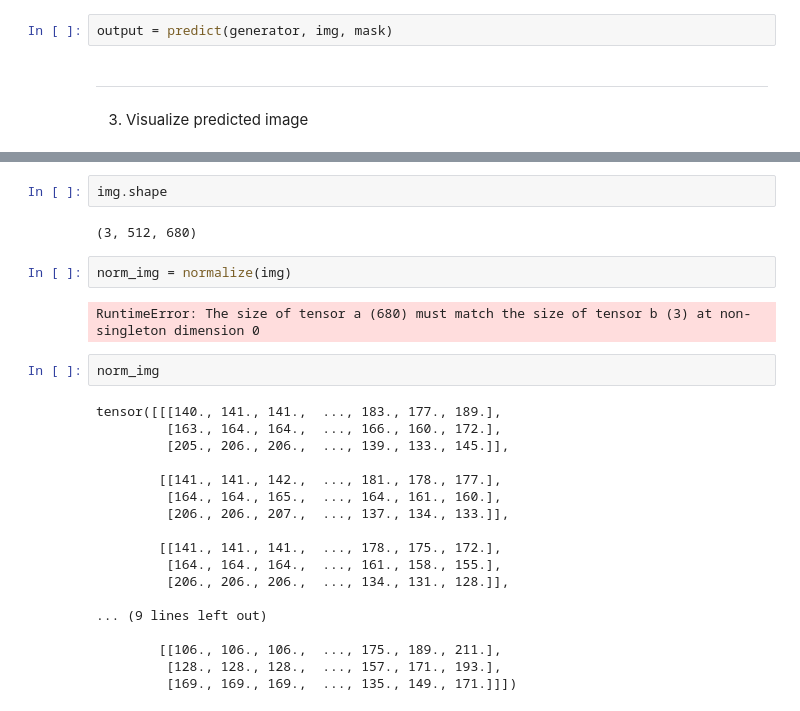
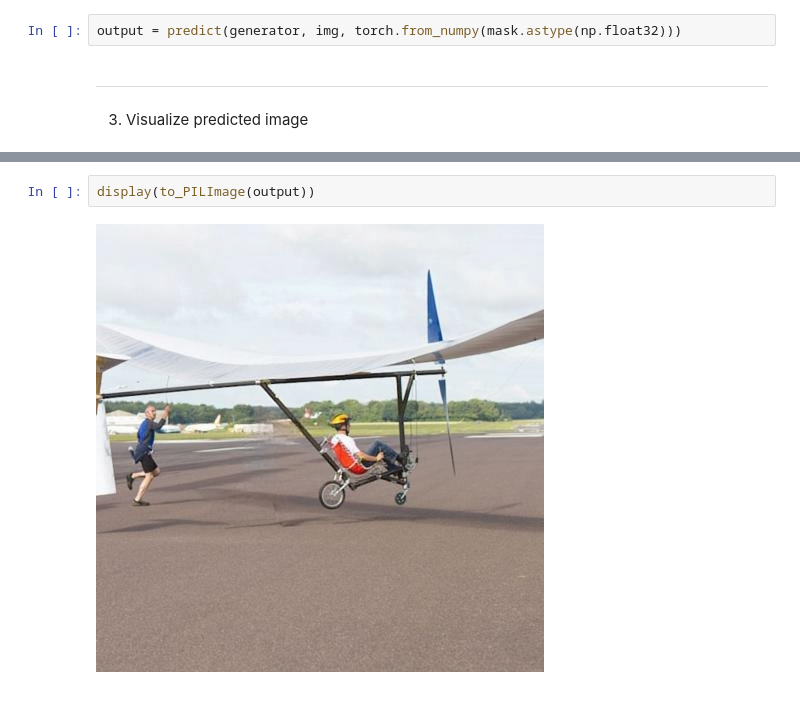
Before and after one commit to prajnan93/image-inpainting, a Jupyter notebook: examples/predict.ipynb, the cells around one changed output, grey strips where cells are left out. Drawn from its saved outputs; the diff is of its cells as text.

Commit message:
updated predict notebool

```diff
--- a/examples/predict.ipynb
+++ b/examples/predict.ipynb
@@ -124,7 +181,7 @@ ___
 # %%
 from inpaint.tools import predict
 # %%
-output = predict(generator, img, mask)
+output = predict(generator, img, torch.from_numpy(mask.astype(np.float32)))
 # %% [markdown]
 ___
 3. Visualize predicted image
@@ -147,28 +188,4 @@ normalize = transforms.Compose([
-# %%
-img.shape
-# %% [output]
-(3, 512, 680)
-# %%
-norm_img = normalize(img)
-# %% [output]
-RuntimeError: The size of tensor a (680) must match the size of tensor b (3) at non-singleton dimension 0
-# %%
-norm_img
-# %% [output]
-tensor([[[140., 141., 141.,  ..., 183., 177., 189.],
-         [163., 164., 164.,  ..., 166., 160., 172.],
-         [205., 206., 206.,  ..., 139., 133., 145.]],
-
-        [[141., 141., 142.,  ..., 181., 178., 177.],
-         [164., 164., 165.,  ..., 164., 161., 160.],
-         [206., 206., 207.,  ..., 137., 134., 133.]],
-
-        [[141., 141., 141.,  ..., 178., 175., 172.],
-         [164., 164., 164.,  ..., 161., 158., 155.],
-         [206., 206., 206.,  ..., 134., 131., 128.]],
-
-... (9 lines left out)
-
-        [[106., 106., 106.,  ..., 175., 189., 211.],
-         [128., 128., 128.,  ..., 157., 171., 193.],
-         [169., 169., 169.,  ..., 135., 149., 171.]]])
+# %%
+display(to_PILImage(output))
+# %% [output]
+[figure, added]
```
Also changed, not shown: parts of 37 cells of this notebook, 11 other files.
